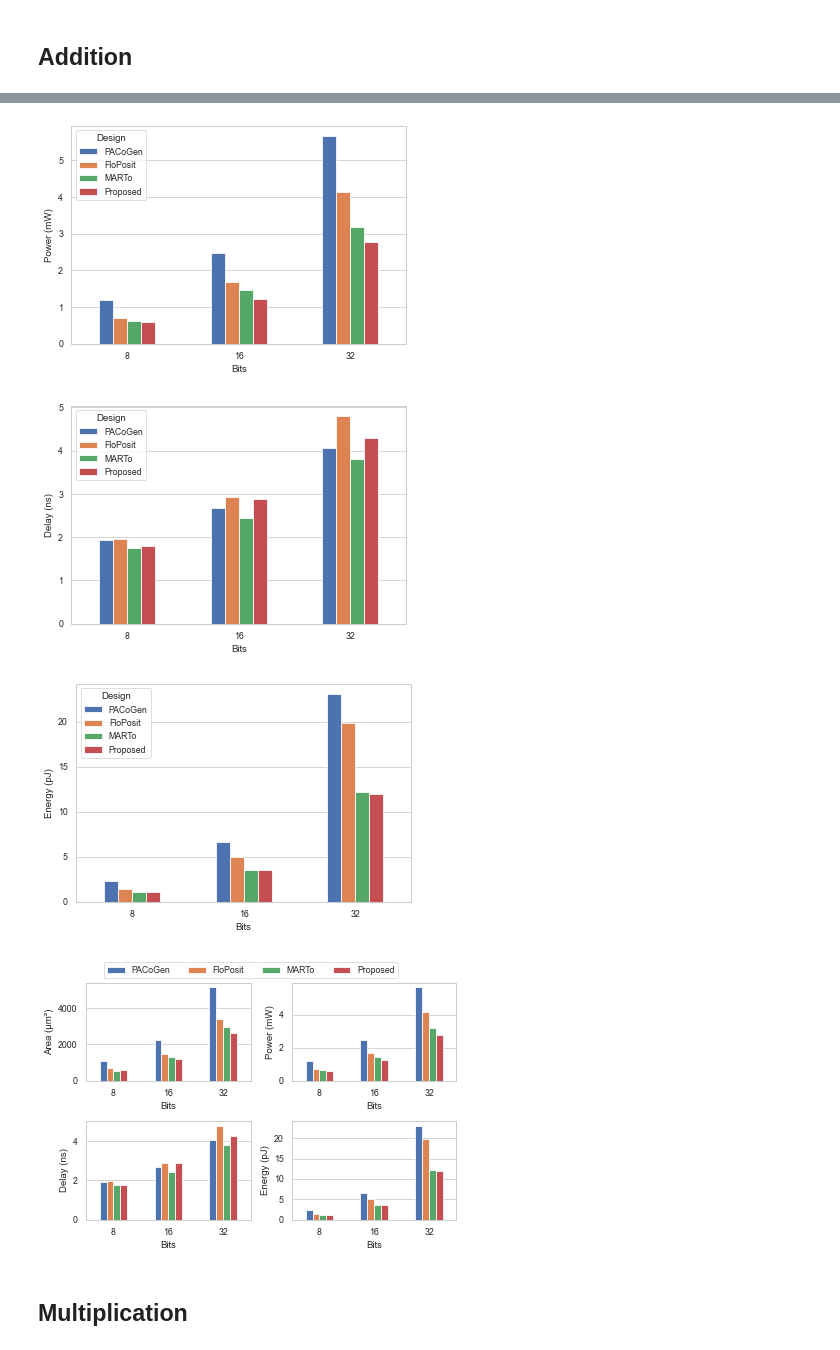
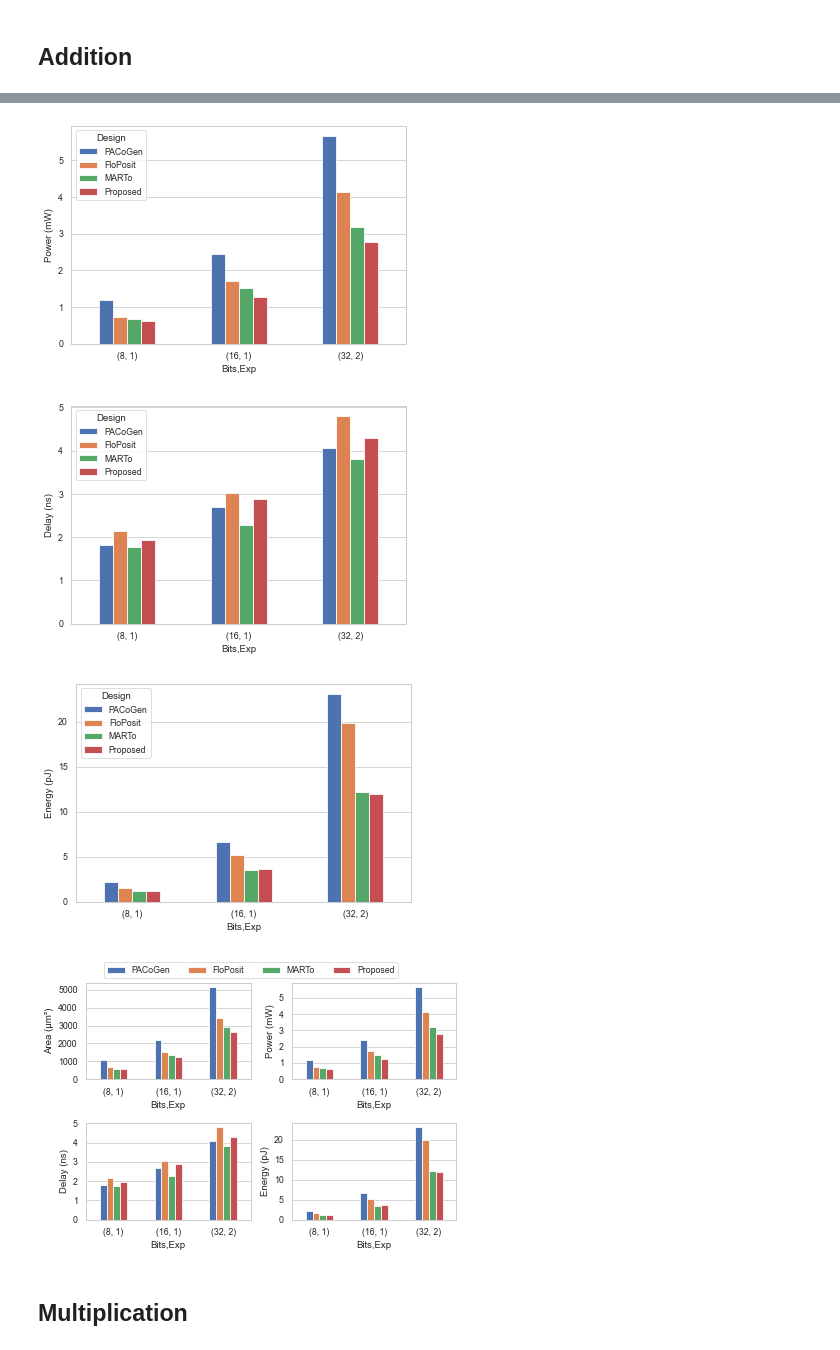
Before and after one commit to RaulMurillo/CoNGA_22, a Jupyter notebook: plot_graphs.ipynb, the cells around one changed output, grey strips where cells are left out. Drawn from its saved outputs; the diff is of its cells as text; code cells hidden in the pictures.

```diff
--- a/plot_graphs.ipynb
+++ b/plot_graphs.ipynb
@@ -11,5 +12,6 @@ sns.set_context("paper")
 ## Addition
 # %%
 adder_df = pd.read_json("Addition/synopsys_results.json")
+adder_df = adder_df[(adder_df['Exp']==1) | (adder_df['Bits']==32)]
 adder_df.head()
 # %% [output]
@@ -22,8 +57,8 @@ adder_df.head()
 # %%
-area_df = adder_df[["Area", "Design", "Bits"]].groupby(["Design", "Bits"], sort=False).sum().unstack(0)
-power_df = adder_df[["Power", "Design", "Bits"]].groupby(["Design", "Bits"], sort=False).sum().unstack(0)
-delay_df = adder_df[["Delay", "Design", "Bits"]].groupby(["Design", "Bits"], sort=False).sum().unstack(0)
-energy_df = adder_df[["Energy", "Design", "Bits"]].groupby(["Design", "Bits"], sort=False).sum().unstack(0)
+area_df = adder_df[["Area", "Design", "Bits", "Exp"]].groupby(["Design", "Bits", "Exp"], sort=False).sum().unstack(0)
+power_df = adder_df[["Power", "Design", "Bits", "Exp"]].groupby(["Design", "Bits", "Exp"], sort=False).sum().unstack(0)
+delay_df = adder_df[["Delay", "Design", "Bits", "Exp"]].groupby(["Design", "Bits", "Exp"], sort=False).sum().unstack(0)
+energy_df = adder_df[["Energy", "Design", "Bits", "Exp"]].groupby(["Design", "Bits", "Exp"], sort=False).sum().unstack(0)
 
 area_df.head()
 # %% [output]
@@ -54,7 +89,7 @@ power_df.plot.bar(
 plt.grid(False, axis="x")
 plt.show()
 # %% [output]
-[figure, old version]
+[figure, new version]
 # %%
 delay_df.plot.bar(
                  y="Delay",
@@ -65,7 +100,7 @@ delay_df.plot.bar(
 plt.grid(False, axis="x")
 plt.show()
 # %% [output]
-[figure, old version]
+[figure, new version]
 # %%
 energy_df.plot.bar(
                  y="Energy",
@@ -76,7 +111,7 @@ energy_df.plot.bar(
 plt.grid(False, axis="x")
 plt.show()
 # %% [output]
-[figure, old version]
+[figure, new version]
 # %%
 fig, axs = plt.subplots(2, 2)
 # fig, axs = plt.subplots(2, 2, figsize=(10,6))
@@ -88,6 +123,7 @@ area_df.plot.bar(ax=axs[0,0], legend=False,
                  ylabel="Area (µm²)"
 )
 axs[0,0].grid(False, axis="x")
+axs[0,0].set_yticks(np.arange(0,6000,1000))
 
 power_df.plot.bar(ax=axs[0,1], legend=False,
                  y="Power",
@@ -95,37 +131,39 @@ power_df.plot.bar(ax=axs[0,1], legend=False,
                  ylabel="Power (mW)"
 )
 axs[0,1].grid(False, axis="x")
+axs[0,1].set_yticks(np.arange(0,6,1))
 
 delay_df.plot.bar(ax=axs[1,0], legend=False,
                  y="Delay",
                  rot = 0,
                  ylabel="Delay (ns)"
 )
 axs[1,0].grid(False, axis="x")
+axs[1,0].set_yticks(np.arange(0,6,1))
 
 energy_df.plot.bar(ax=axs[1,1], legend=False,
                  y="Energy",
                  rot = 0,
                 #  logy="sym",
                  ylabel="Energy (pJ)"
 )
 axs[1,1].grid(False, axis="x")
 
 # plt.legend(loc="upper left")
 axLine, axLabel = axs[1,1].get_legend_handles_labels()
 fig.legend(axLine, axLabel,
            loc = 'upper center',
            ncol=4,
            bbox_to_anchor=(0.5, 1.05)
            )
 
 # fig.suptitle("Posit Adder synthesis")
 fig.tight_layout()
 
 plt.savefig("figs/adder.pdf", bbox_inches="tight")
 plt.show()
 # %% [output]
-[figure, old version]
+[figure, new version]
 # %% [markdown]
 ## Multiplication
 # %%
```
Also changed, not shown: parts of 18 cells of this notebook, 12 other files.
